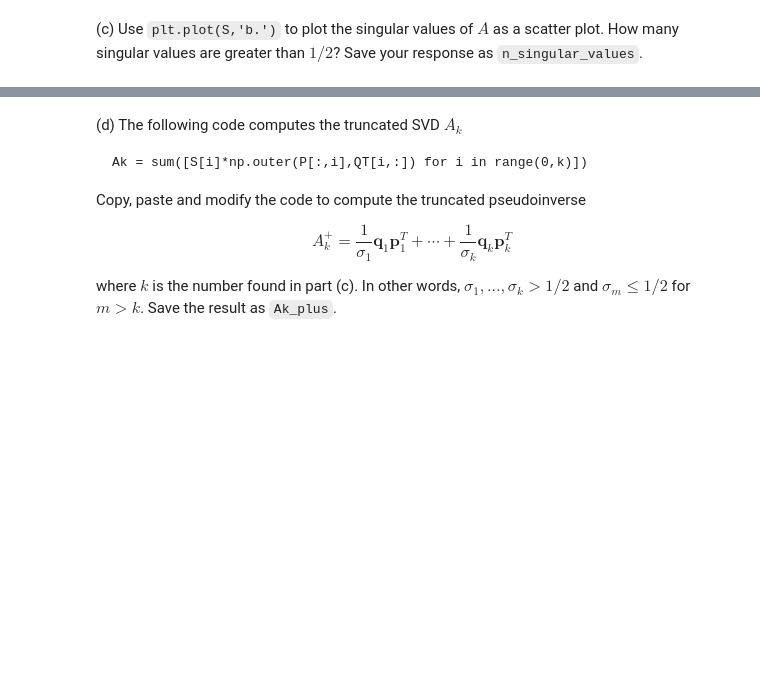
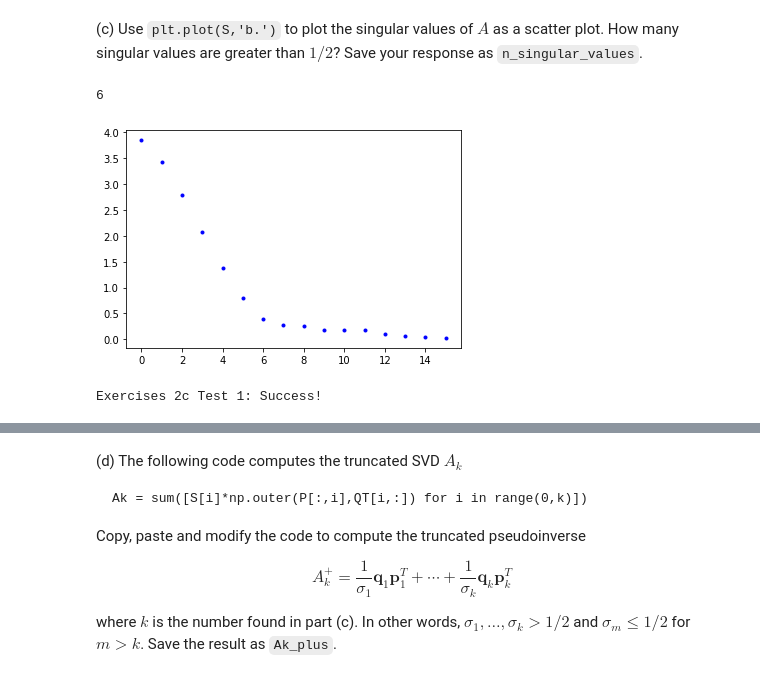
Before and after one commit to melmatt7/lin_alg_utility, a Jupyter notebook: homework2.ipynb, the cells around one changed output, grey strips where cells are left out. Cells and saved outputs as stored; diff of their text form; code cells hidden in the pictures; blank space fills up the shorter version.

```diff
--- a/homework2.ipynb
+++ b/homework2.ipynb
@@ -233,9 +233,9 @@ plt.show()
 # %% [markdown]
 (a) Compute the SVD of $A$ and then compute $\sigma_1 \mathbf{p}_1 \mathbf{q}_1^T$ and save the result as `s1p1q1T`. Recall, in Python, array indices begin at 0 not 1.
 # %%
-p,S,qT = la.svd(A, full_matrices=True, compute_uv=True)
+P,S,QT = la.svd(A, full_matrices=True, compute_uv=True)
 
-s1p1q1T = S[0]*np.outer(p[:,0], qt[0])
+s1p1q1T = S[0]*np.outer(P[:,0], QT[0])
 # %%
 # Verify s1p1q1T is a NumPy array
 assert isinstance(s1p1q1T,np.ndarray)
@@ -306,7 +304,22 @@ Exercises 2b Test 2: Success!
+# %%
+plt.plot(S,'b.')
+
+n_singular_values = 0
+
+for val in S:
+    if val > 0.5:
+        n_singular_values = n_singular_values + 1
+
+print(n_singular_values)
+# %% [output]
+6
+[figure, added]
 # %%
 # Verify n_singular_values is defined as an integer
 assert isinstance(n_singular_values,int)
 print("Exercises 2c Test 1: Success!")
+# %% [output]
+Exercises 2c Test 1: Success!
 # %%
 # Verify n_singular_values has correct value
 # Note: this cell contains hidden tests
```
Also changed, not shown: parts of 28 cells of this notebook.
